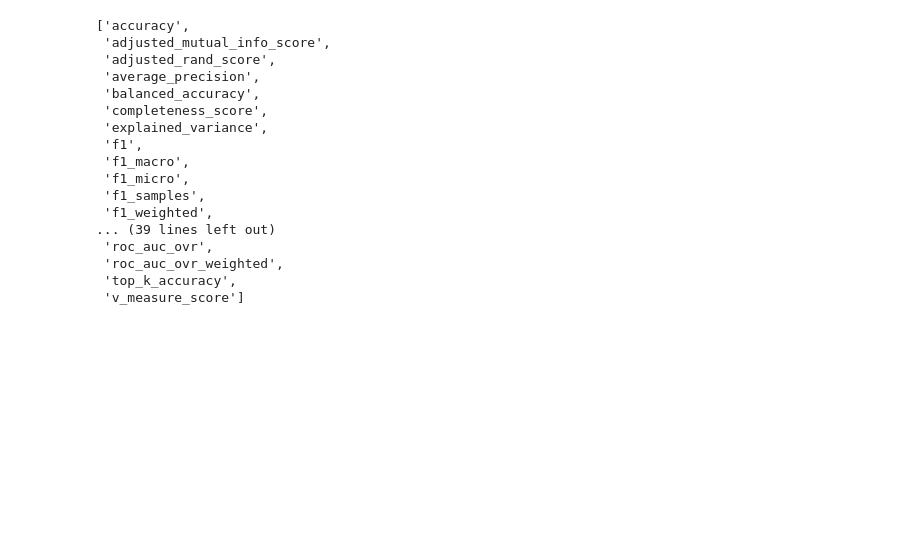
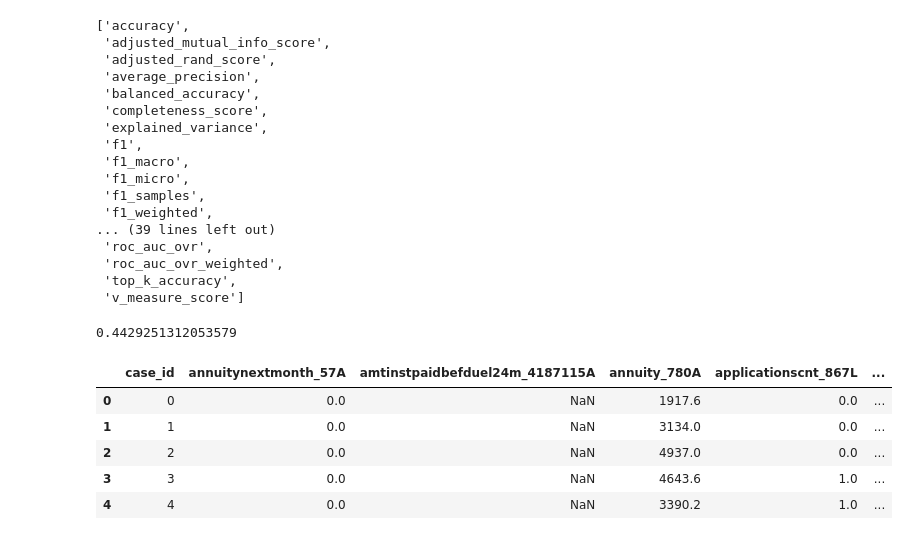
Before and after one commit to BartvanWoesik/home_credit, a Jupyter notebook: Notebooks/ModelEval/CV.ipynb, the cells around one changed output. Cells and saved outputs as stored; diff of their text form; code cells hidden in the pictures; blank space fills up the shorter version.

```diff
--- a/Notebooks/ModelEval/CV.ipynb
+++ b/Notebooks/ModelEval/CV.ipynb
@@ -71,0 +123,18 @@ all_scorers
+# %%
+gini(dataset.y_train, model.predict_proba(dataset.X_train).T[1])
+# %% [output]
+0.4429251312053579
+# %%
+df0 = pd.read_parquet("../../data/parquet_files/train/train_static_0_0.parquet")
+df1 = pd.read_parquet("../../data/parquet_files/train/train_static_0_1.parquet")
+df = pd.concat([df0, df1])
+df = df[["case_id", "annuitynextmonth_57A", "amtinstpaidbefduel24m_4187115A", "annuity_780A", "applicationscnt_867L" , "avglnamtstart24m_4525187A", "credamount_770A", "eir_270L", "inittransactionamount_650A", "homephncnt_628L", "lastrejectcredamount_222A"]]
+# %%
+df.head()
+# %% [output]
+|  | case_id | annuitynextmonth_57A | amtinstpaidbefduel24m_4187115A | annuity_780A | applicationscnt_867L | ... |
+| 0 | 0 | 0.0 | NaN | 1917.6 | 0.0 | ... |
+| 1 | 1 | 0.0 | NaN | 3134.0 | 0.0 | ... |
+| 2 | 2 | 0.0 | NaN | 4937.0 | 0.0 | ... |
+| 3 | 3 | 0.0 | NaN | 4643.6 | 1.0 | ... |
+| 4 | 4 | 0.0 | NaN | 3390.2 | 1.0 | ... |
```
Also changed, not shown: parts of 10 cells of this notebook, 3 other files.
